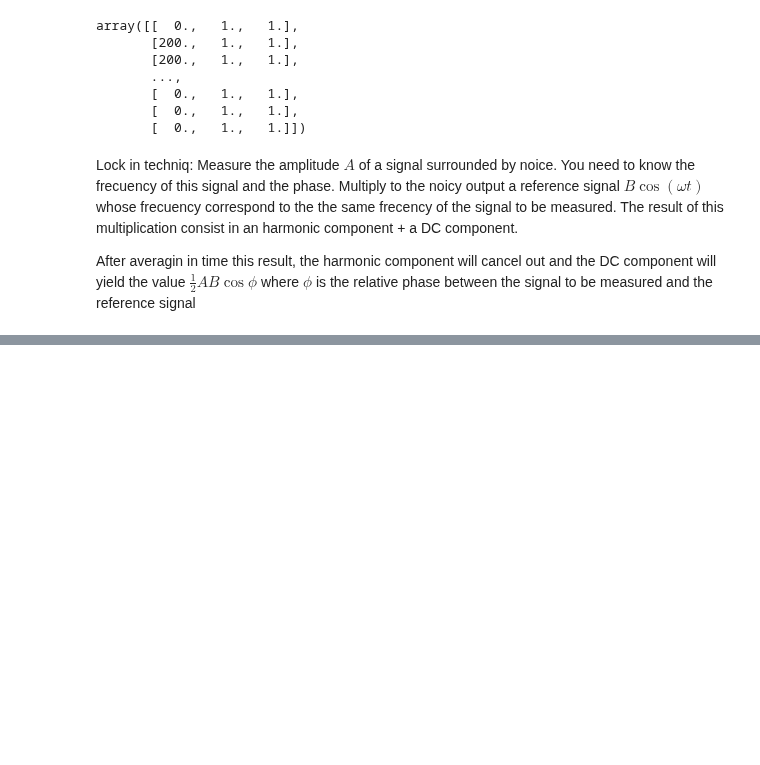
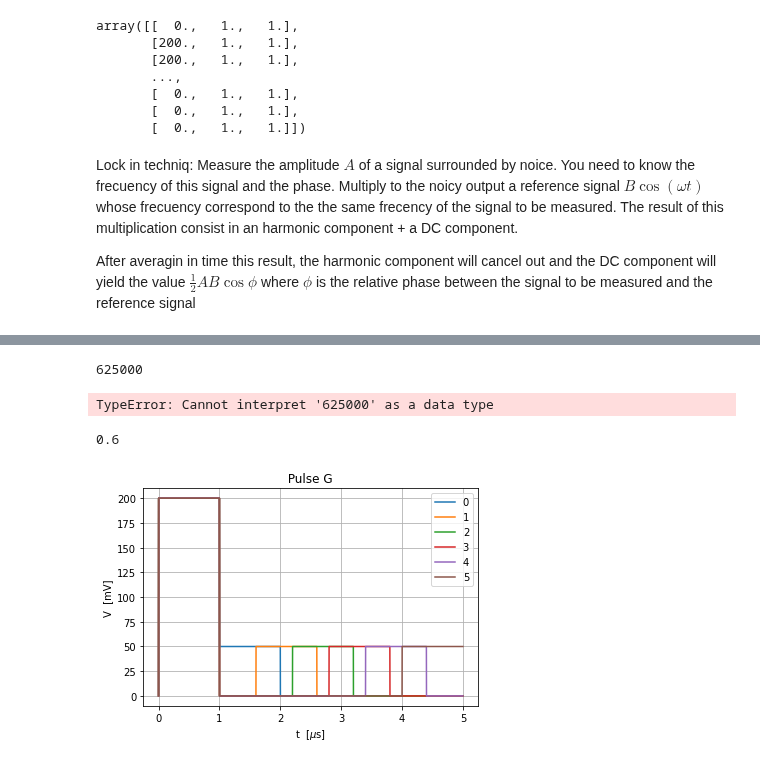
Before and after one commit to Holcan/STM, a Jupyter notebook: M8190/mechanicus.ipynb, the cells around one changed output, grey strips where cells are left out. Drawn from its saved outputs; the diff is of its cells as text; code cells hidden in the pictures; blank space fills up the shorter version.

```diff
--- a/M8190/mechanicus.ipynb
+++ b/M8190/mechanicus.ipynb
@@ -892,0 +879,18 @@ After averagin in time this result, the harmonic component will cancel out and t
+# %%
+#Pulse Sequence1
+
+start = time.time()
+
+#pl0, ti = Sweep(Pulses_List,5,0,5,625000)
+pl1, ti = Sweep(Pulses_List,5,1,5,625000)
+pl2, ti = Sweep(Pulses_List,5,2,5,625000)
+pl3, ti = Sweep(Pulses_List,5,3,5,625000)
+pl4, ti = Sweep(Pulses_List,5,4,5,625000)
+pl5, ti = Sweep(Pulses_List,5,5,5,625000)
+#pullist = pl/AWG_S1['Amplitude']
+
+#DFA6 = CSV_PD(pullist,'A','SegmentA_625000_0')
+
+end = time.time()
+
+print(end - start)
@@ -892,0 +913,4 @@ After averagin in time this result, the harmonic component will cancel out and t
+# %%
+len(timme)
+# %% [output]
+625000
@@ -892,0 +919,7 @@ After averagin in time this result, the harmonic component will cancel out and t
+# %%
+prub = np.zeros(5,len(timme))
+for i in a:
+    tom = np.zeros((0,625000))
+    prub[i], tom = Sweep(Pulses_List,5,i,5,625000)
+# %% [output]
+TypeError: Cannot interpret '625000' as a data type
@@ -892,0 +928,23 @@ After averagin in time this result, the harmonic component will cancel out and t
+# %%
+dy
+# %% [output]
+0.6
+# %%
+fig,ax= plt.subplots()
+
+ax.grid(True)
+plt.plot(ti,pl0,label= '0')
+plt.plot(ti,pl1,label= '1')
+plt.plot(ti,pl2,label= '2')
+plt.plot(ti,pl3,label= '3')
+plt.plot(ti,pl4,label= '4')
+plt.plot(ti,pl5,label= '5')
+#plt.plot(mti,mpl,'-r',label= 'Rabi 2')
+ax.set_ylabel('V  [mV]')
+ax.set_xlabel('t  [$\mu$s]')
+ax.set_title(' Pulse G ')
+ax.legend(loc=0)
+plt.show()
+#fig.savefig('Pulse_sweep_t=20',optimize=True,bbox_inches='tight')
+# %% [output]
+[figure, added]
```
Also changed, not shown: parts of 84 cells of this notebook, 11 other files.
